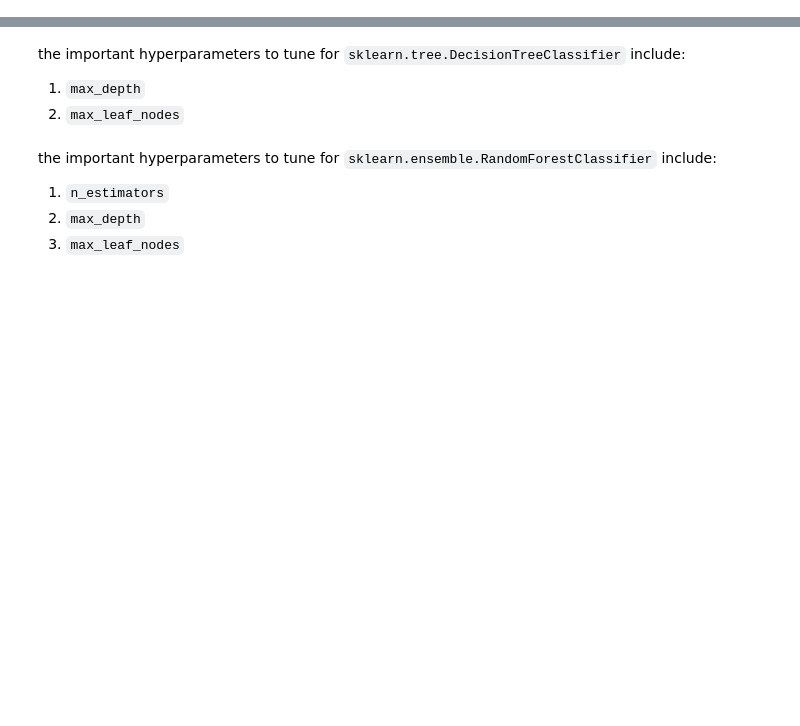
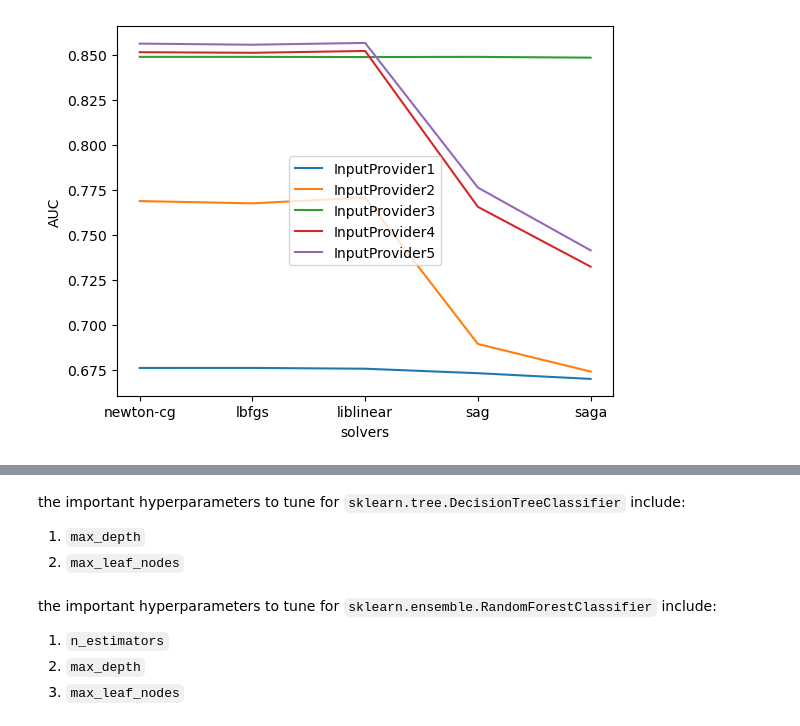
Before and after one commit to shayansm2/kaggle-playground, a Jupyter notebook: nlp-getting-started/hyper-parameter.ipynb, the cells around one changed output, grey strips where cells are left out. Saved outputs shown, nothing was run; the diff lists cells and outputs as text; code cells hidden in the pictures; blank space fills up the shorter version.

```diff
--- a/nlp-getting-started/hyper-parameter.ipynb
+++ b/nlp-getting-started/hyper-parameter.ipynb
@@ -9,0 +83,23 @@ LogisticRegression()
+# %%
+performance = dict()
+solvers = ['newton-cg', 'lbfgs', 'liblinear', 'sag', 'saga']
+
+for input_provider in input_providers:
+    performance[input_provider.__class__.__name__] = []
+    for solver in solvers:
+        metrics = TrainValidationWorkflow(
+            model=LogisticRegressionModel(C=0.1, solver=solver, random_state=random_state_seed),
+            input_provider=input_provider,
+            df_train=df_train,
+            df_validation=df_validation
+        ).get_metrics_calculator()
+
+        performance[input_provider.__class__.__name__].append(metrics.get_auc())
+
+for key, value in performance.items():
+    plt.plot(solvers, value, label=key)
+    plt.xlabel('solvers')
+    plt.ylabel('AUC')
+    plt.legend()
+# %% [output]
+[figure, added]
```
Also changed, not shown: parts of 20 cells of this notebook.
